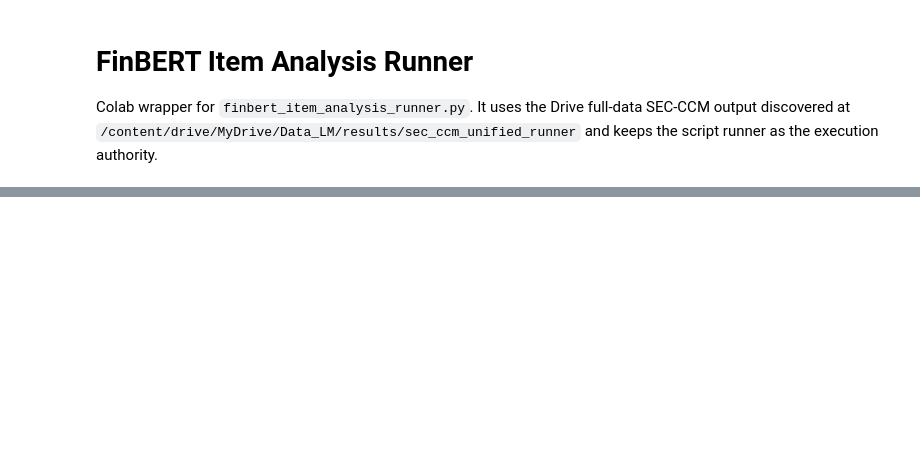
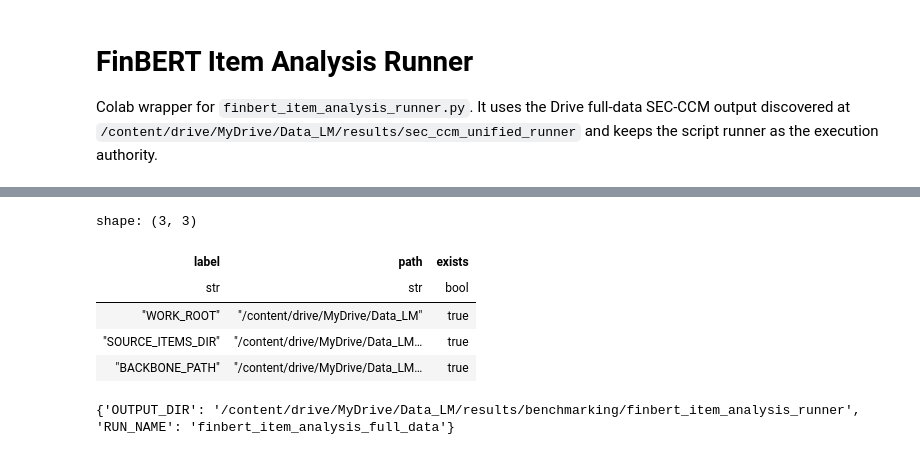
Before and after one commit to Erew42/NLP_Thesis, a Jupyter notebook: src/thesis_pkg/notebooks_and_scripts/finbert_item_analysis_runner.ipynb, the cells around one changed output, grey strips where cells are left out. Saved outputs shown, nothing was run; the diff lists cells and outputs as text; code cells hidden in the pictures; blank space fills up the shorter version.

```diff
--- a/src/thesis_pkg/notebooks_and_scripts/finbert_item_analysis_runner.ipynb
+++ b/src/thesis_pkg/notebooks_and_scripts/finbert_item_analysis_runner.ipynb
@@ -124,34 +127,42 @@ def _check_paths(paths: dict[str, Path], *, require_all: bool = True) -> None:
         for row in rows:
             print(row)
     if missing:
         raise FileNotFoundError("Missing required Drive inputs:\n" + "\n".join(missing))
 
 DRIVE_ROOT = _resolve_colab_drive_root()
 WORK_ROOT = DRIVE_ROOT / "Data_LM"
 SEC_CCM_RUN_ROOT = WORK_ROOT / "results" / "sec_ccm_unified_runner"
 
 SOURCE_ITEMS_DIR = SEC_CCM_RUN_ROOT / "items_analysis"
 BACKBONE_PATH = SEC_CCM_RUN_ROOT / "sec_ccm_premerge" / "final_flagged_data.parquet"
 OUTPUT_DIR = WORK_ROOT / "results" / "benchmarking" / "finbert_item_analysis_runner"
 
 RUN_NAME = "finbert_item_analysis_full_data"
 YEAR_FILTER = None  # Example smoke run: [2006, 2007, 2008]
 BATCH_PROFILE = "baseline"  # small | baseline | large
 DEVICE = None  # None lets torch choose; use "cuda" to require GPU.
 PREPROCESS_ONLY = False
-OVERWRITE = False
+OVERWRITE = True
 WRITE_SENTENCE_SCORES = False
 NOTE = "Colab run using Drive full-data sec_ccm_unified_runner outputs."
 
 _check_paths(
     {
         "WORK_ROOT": WORK_ROOT,
         "SOURCE_ITEMS_DIR": SOURCE_ITEMS_DIR,
         "BACKBONE_PATH": BACKBONE_PATH,
     }
 )
 OUTPUT_DIR.mkdir(parents=True, exist_ok=True)
 print({"OUTPUT_DIR": str(OUTPUT_DIR), "RUN_NAME": RUN_NAME})
+# %% [output]
+shape: (3, 3)
+| label | path | exists |
+| str | str | bool |
+| "WORK_ROOT" | "/content/drive/MyDrive/Data_LM" | true |
+| "SOURCE_ITEMS_DIR" | "/content/drive/MyDrive/Data_LM… | true |
+| "BACKBONE_PATH" | "/content/drive/MyDrive/Data_LM… | true |
+{'OUTPUT_DIR': '/content/drive/MyDrive/Data_LM/results/benchmarking/finbert_item_analysis_runner', 'RUN_NAME': 'finbert_item_analysis_full_data'}
 # %%
 from thesis_pkg.notebooks_and_scripts import finbert_item_analysis_runner as runner
 
```
Also changed, not shown: parts of 3 cells of this notebook.
